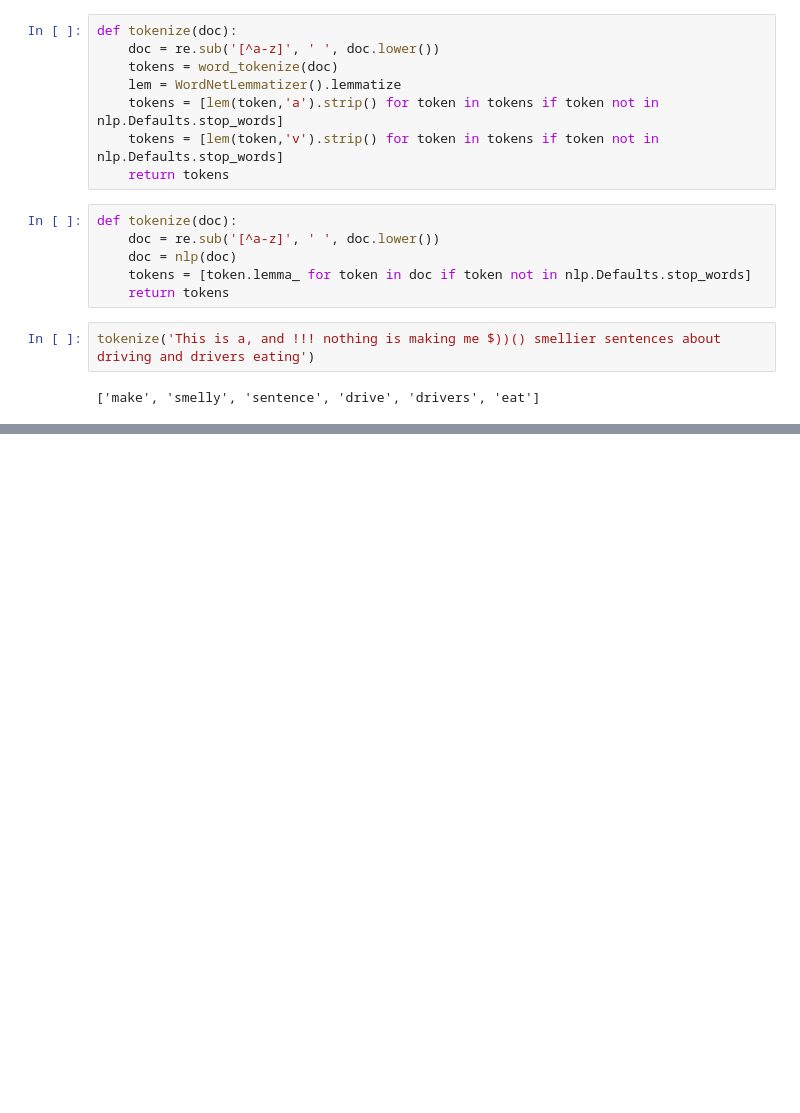
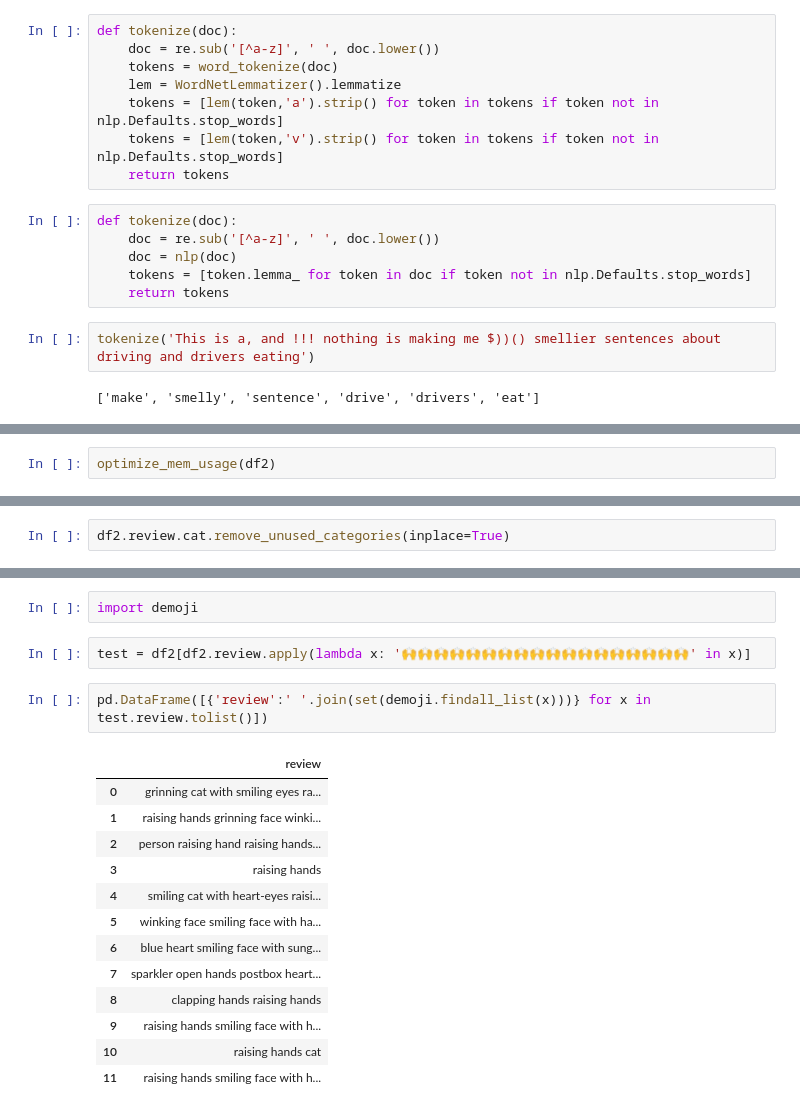
Before and after one commit to yksnilowyrahcaz/Product_Reviews_Analysis, a Jupyter notebook: eda.ipynb, the cells around one changed output, grey strips where cells are left out. Drawn from its saved outputs; the diff is of its cells as text; blank space fills up the shorter version.

```diff
--- a/eda.ipynb
+++ b/eda.ipynb
@@ -551,0 +699,2 @@ tokenize('This is a, and !!! nothing is making me $))() smellier sentences about
+# %%
+optimize_mem_usage(df2)
@@ -551,0 +705,2 @@ tokenize('This is a, and !!! nothing is making me $))() smellier sentences about
+# %%
+df2.review.cat.remove_unused_categories(inplace=True)
@@ -551,0 +709,20 @@ tokenize('This is a, and !!! nothing is making me $))() smellier sentences about
+# %%
+import demoji
+# %%
+test = df2[df2.review.apply(lambda x: '🙌🙌🙌🙌🙌🙌🙌🙌🙌🙌🙌🙌🙌🙌🙌🙌🙌🙌' in x)]
+# %%
+pd.DataFrame([{'review':' '.join(set(demoji.findall_list(x)))} for x in test.review.tolist()])
+# %% [output]
+|  | review |
+| 0 | grinning cat with smiling eyes ra... |
+| 1 | raising hands grinning face winki... |
+| 2 | person raising hand raising hands... |
+| 3 | raising hands |
+| 4 | smiling cat with heart-eyes raisi... |
+| 5 | winking face smiling face with ha... |
+| 6 | blue heart smiling face with sung... |
+| 7 | sparkler open hands postbox heart... |
+| 8 | clapping hands raising hands |
+| 9 | raising hands smiling face with h... |
+| 10 | raising hands cat |
+| 11 | raising hands smiling face with h... |
```
Also changed, not shown: parts of 32 cells of this notebook, 3 other files.
